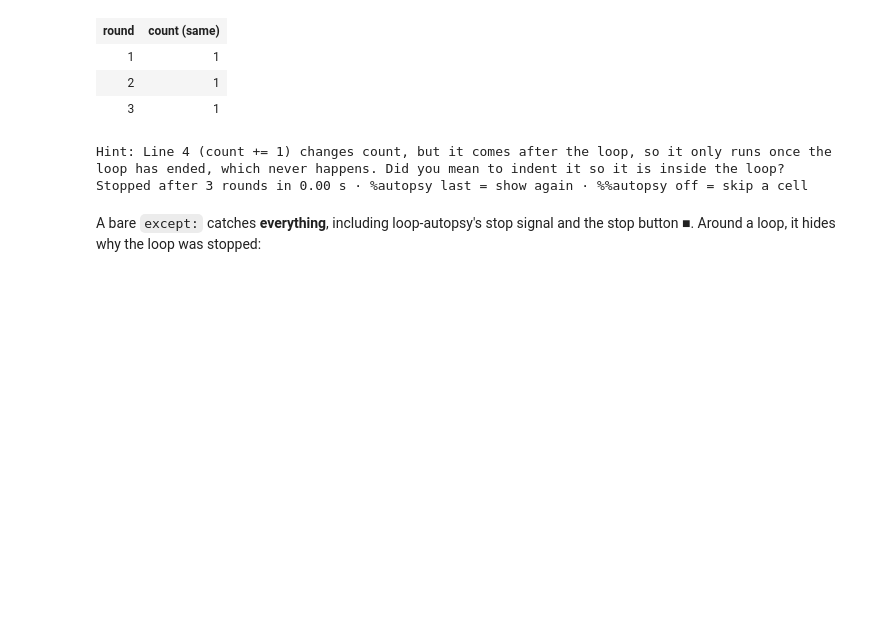
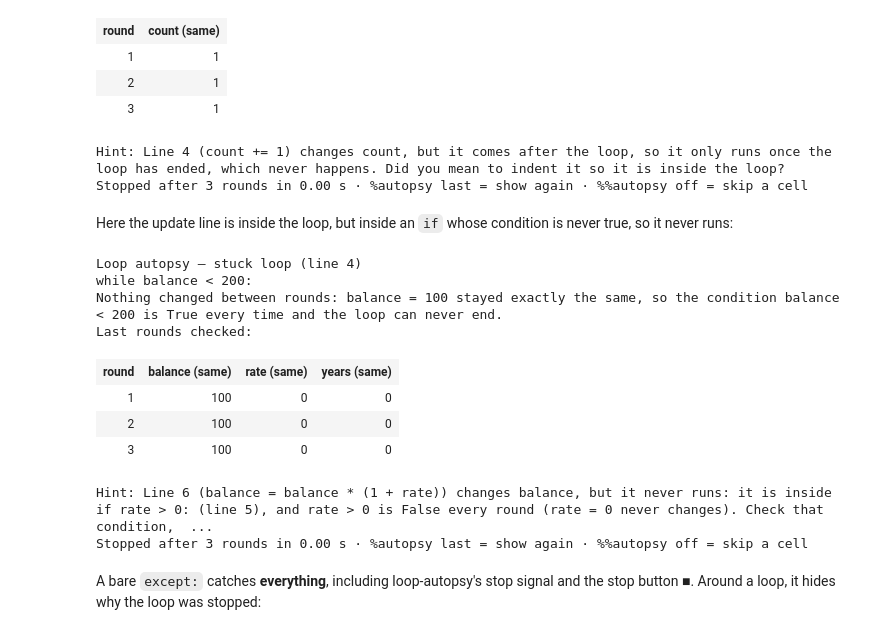
Before and after one commit to Geoeoeo217/loop-autopsy, a Jupyter notebook: examples/demo.ipynb, the cells around one changed output. Saved outputs shown, nothing was run; the diff lists cells and outputs as text; code cells hidden in the pictures; blank space fills up the shorter version.

```diff
--- a/examples/demo.ipynb
+++ b/examples/demo.ipynb
@@ -156,6 +156,27 @@ Last rounds checked:
 | 3 | 1 |
 Hint: Line 4 (count += 1) changes count, but it comes after the loop, so it only runs once the loop has ended, which never happens. Did you mean to indent it so it is inside the loop?
 Stopped after 3 rounds in 0.00 s · %autopsy last = show again · %%autopsy off = skip a cell
+# %% [markdown]
+Here the update line is inside the loop, but inside an `if` whose condition is never true, so it never runs:
+# %%
+balance = 100
+years = 0
+rate = 0
+while balance < 200:
+    if rate > 0:
+        balance = balance * (1 + rate)
+        years += 1
+# %% [output]
+Loop autopsy — stuck loop (line 4)
+while balance < 200:
+Nothing changed between rounds: balance = 100 stayed exactly the same, so the condition balance < 200 is True every time and the loop can never end.
+Last rounds checked:
+| round | balance (same) | rate (same) | years (same) |
+| 1 | 100 | 0 | 0 |
+| 2 | 100 | 0 | 0 |
+| 3 | 100 | 0 | 0 |
+Hint: Line 6 (balance = balance * (1 + rate)) changes balance, but it never runs: it is inside if rate > 0: (line 5), and rate > 0 is False every round (rate = 0 never changes). Check that condition,  ...
+Stopped after 3 rounds in 0.00 s · %autopsy last = show again · %%autopsy off = skip a cell
 # %% [markdown]
 A bare `except:` catches **everything**, including loop-autopsy's stop signal and the stop button ■. Around a loop, it hides why the loop was stopped:
 # %%
```
Also changed, not shown: parts of 8 cells of this notebook.
